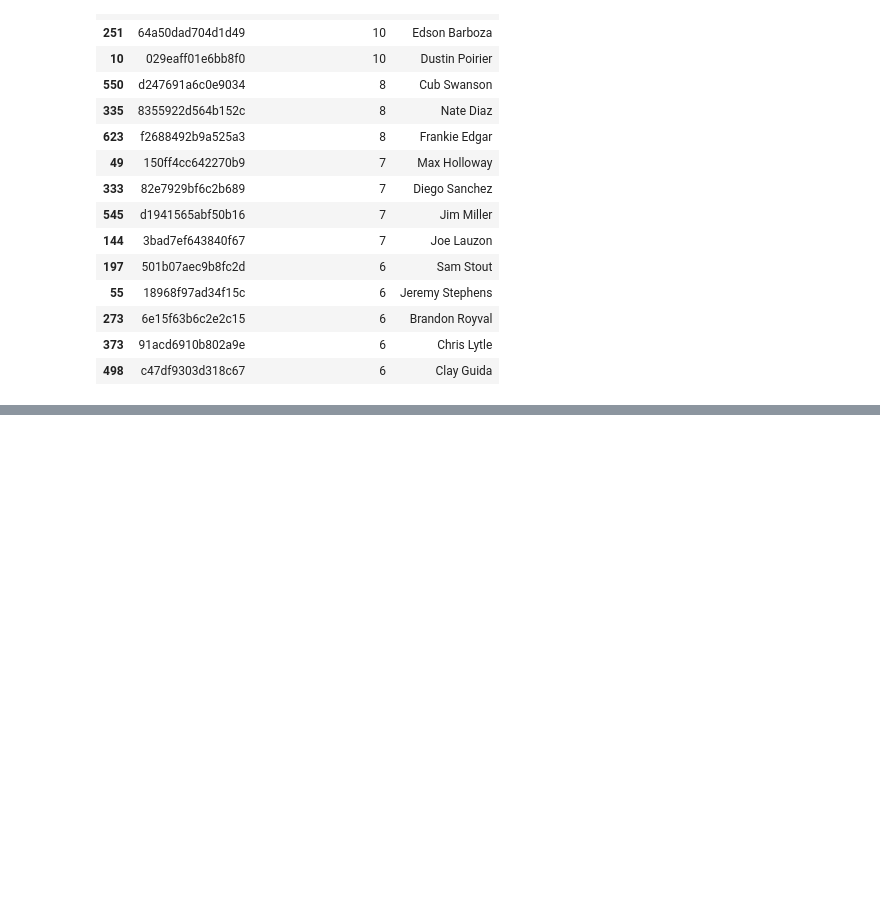
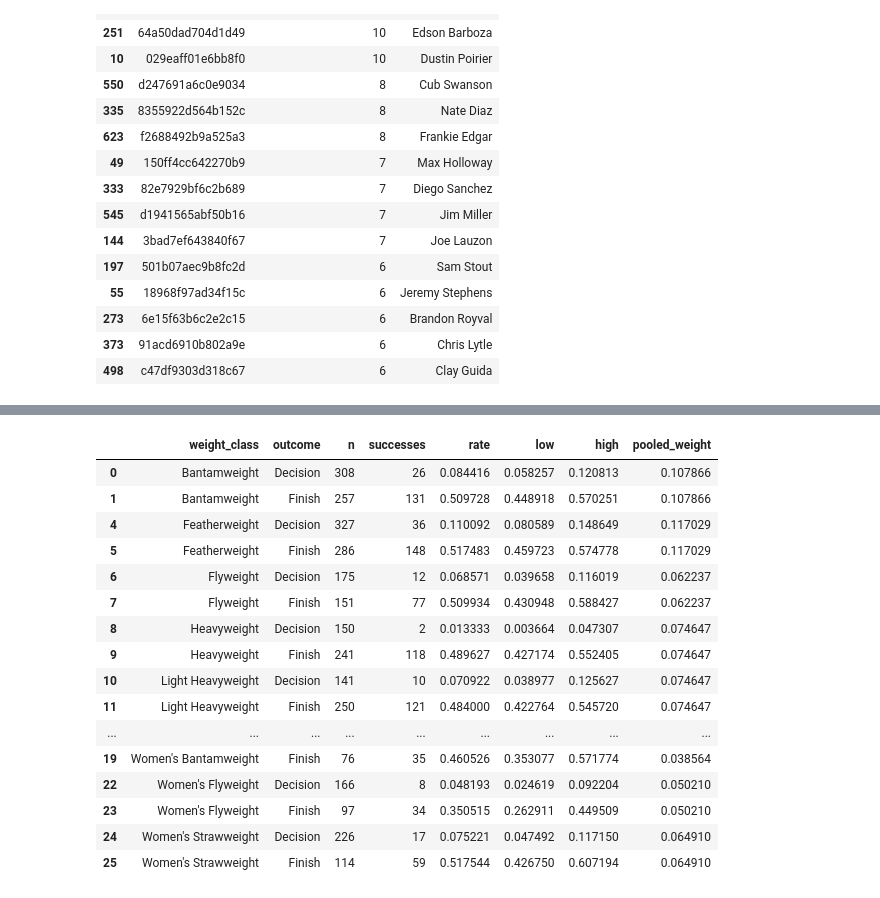
Before and after one commit to DQuanBui/UFC_Fights_Analysis, a Jupyter notebook: notebooks/06_round_analysis.ipynb, the cells around one changed output, grey strips where cells are left out. Drawn from its saved outputs; the diff is of its cells as text; code cells hidden in the pictures; blank space fills up the shorter version.

Commit message:
feat: separate bonus categories eras and division composition

```diff
--- a/notebooks/06_round_analysis.ipynb
+++ b/notebooks/06_round_analysis.ipynb
@@ -248,0 +253,4 @@ display(deep_tables['deep_control_coverage'])
+# %%
+from src.research import run_chapter, display_answers
+deep_tables, deep_answers = run_chapter('09')
+display_answers(deep_answers)
@@ -248,0 +296,20 @@ display(deep_tables['deep_control_coverage'])
+# %%
+display(deep_tables['deep_bonus_division_standardization'])
+# %% [output]
+|  | weight_class | outcome | n | successes | rate | low | high | pooled_weight |
+| 0 | Bantamweight | Decision | 308 | 26 | 0.084416 | 0.058257 | 0.120813 | 0.107866 |
+| 1 | Bantamweight | Finish | 257 | 131 | 0.509728 | 0.448918 | 0.570251 | 0.107866 |
+| 4 | Featherweight | Decision | 327 | 36 | 0.110092 | 0.080589 | 0.148649 | 0.117029 |
+| 5 | Featherweight | Finish | 286 | 148 | 0.517483 | 0.459723 | 0.574778 | 0.117029 |
+| 6 | Flyweight | Decision | 175 | 12 | 0.068571 | 0.039658 | 0.116019 | 0.062237 |
+| 7 | Flyweight | Finish | 151 | 77 | 0.509934 | 0.430948 | 0.588427 | 0.062237 |
+| 8 | Heavyweight | Decision | 150 | 2 | 0.013333 | 0.003664 | 0.047307 | 0.074647 |
+| 9 | Heavyweight | Finish | 241 | 118 | 0.489627 | 0.427174 | 0.552405 | 0.074647 |
+| 10 | Light Heavyweight | Decision | 141 | 10 | 0.070922 | 0.038977 | 0.125627 | 0.074647 |
+| 11 | Light Heavyweight | Finish | 250 | 121 | 0.484000 | 0.422764 | 0.545720 | 0.074647 |
+| ... | ... | ... | ... | ... | ... | ... | ... | ... |
+| 19 | Women's Bantamweight | Finish | 76 | 35 | 0.460526 | 0.353077 | 0.571774 | 0.038564 |
+| 22 | Women's Flyweight | Decision | 166 | 8 | 0.048193 | 0.024619 | 0.092204 | 0.050210 |
+| 23 | Women's Flyweight | Finish | 97 | 34 | 0.350515 | 0.262911 | 0.449509 | 0.050210 |
+| 24 | Women's Strawweight | Decision | 226 | 17 | 0.075221 | 0.047492 | 0.117150 | 0.064910 |
+| 25 | Women's Strawweight | Finish | 114 | 59 | 0.517544 | 0.426750 | 0.607194 | 0.064910 |
```
Also changed, not shown: parts of 16 cells of this notebook, 6 other files.
